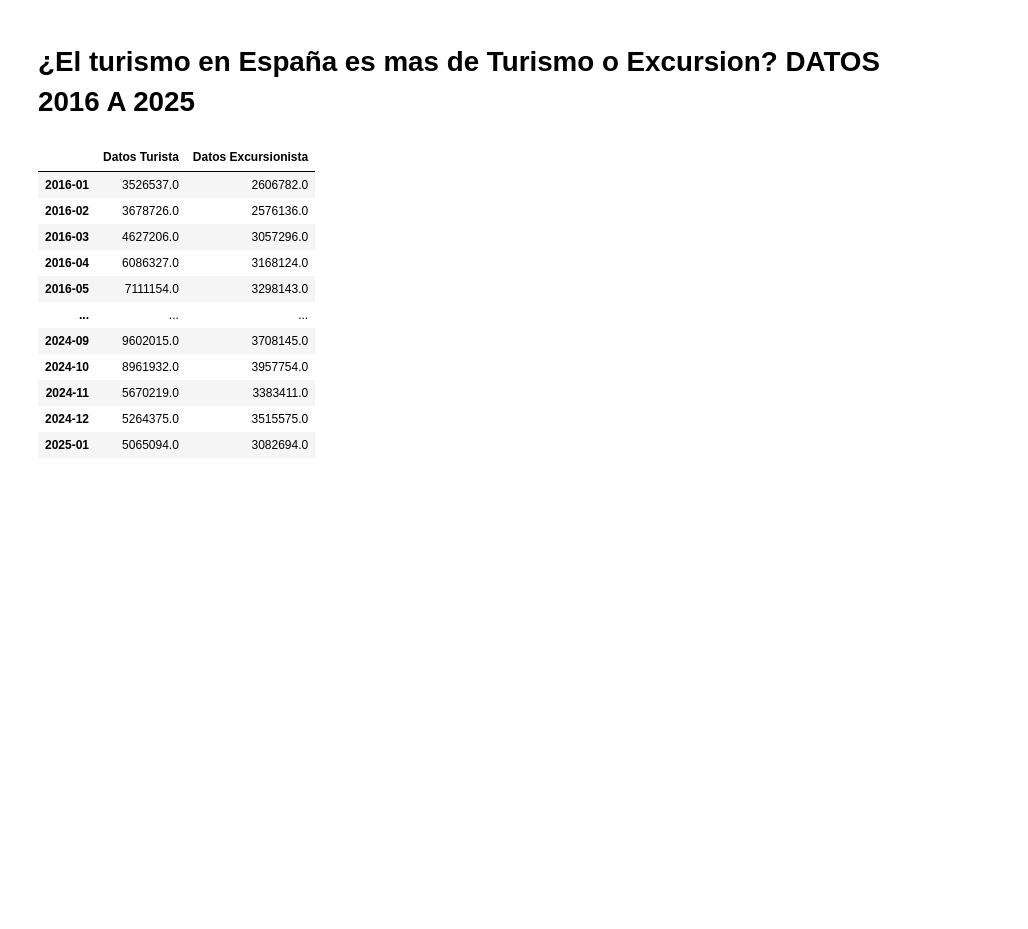
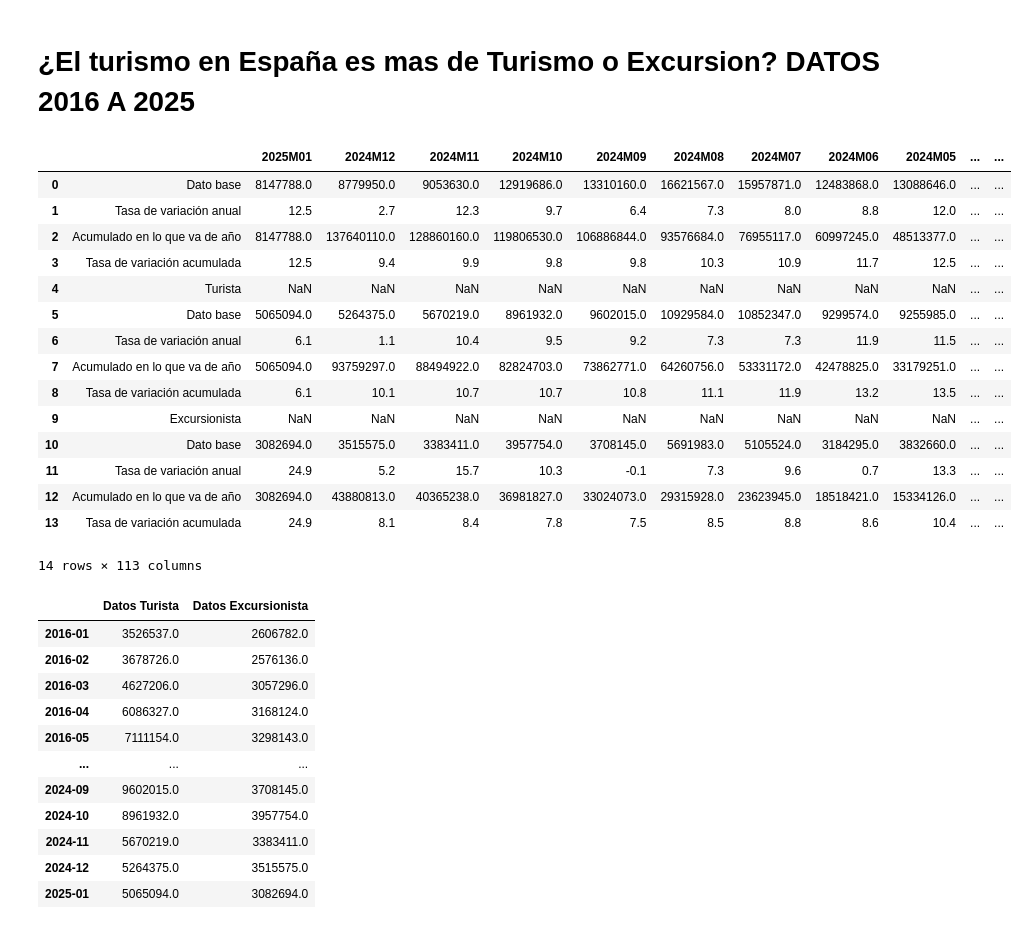
Before and after one commit to Cristianvas198/EDA_Turismo, a Jupyter notebook: src/Notebook.ipynb, the cells around one changed output. Saved outputs shown, nothing was run; the diff lists cells and outputs as text; code cells hidden in the pictures; blank space fills up the shorter version.

```diff
--- a/src/Notebook.ipynb
+++ b/src/Notebook.ipynb
@@ -146,6 +164,27 @@ plt.show()
 +++++++++++++++++++++++++++++++++++++++++++++++++++++++++++++++++++++++++++++++++++++++++++++++++++++++++++++++++++++++++++
 # %% [markdown]
 # ¿El turismo en España es mas de Turismo o Excursion? DATOS 2016 A 2025
+# %%
+tipologia = pd.read_excel("./data/tipologia_viaje.xlsx") #Importa el archivo
+# %%
+tipologia
+# %% [output]
+|  |  | 2025M01 | 2024M12 | 2024M11 | 2024M10 | 2024M09 | 2024M08 | 2024M07 | 2024M06 | 2024M05 | ... | ... |
+| 0 | Dato base | 8147788.0 | 8779950.0 | 9053630.0 | 12919686.0 | 13310160.0 | 16621567.0 | 15957871.0 | 12483868.0 | 13088646.0 | ... | ... |
+| 1 | Tasa de variación anual | 12.5 | 2.7 | 12.3 | 9.7 | 6.4 | 7.3 | 8.0 | 8.8 | 12.0 | ... | ... |
+| 2 | Acumulado en lo que va de año | 8147788.0 | 137640110.0 | 128860160.0 | 119806530.0 | 106886844.0 | 93576684.0 | 76955117.0 | 60997245.0 | 48513377.0 | ... | ... |
+| 3 | Tasa de variación acumulada | 12.5 | 9.4 | 9.9 | 9.8 | 9.8 | 10.3 | 10.9 | 11.7 | 12.5 | ... | ... |
+| 4 | Turista | NaN | NaN | NaN | NaN | NaN | NaN | NaN | NaN | NaN | ... | ... |
+| 5 | Dato base | 5065094.0 | 5264375.0 | 5670219.0 | 8961932.0 | 9602015.0 | 10929584.0 | 10852347.0 | 9299574.0 | 9255985.0 | ... | ... |
+| 6 | Tasa de variación anual | 6.1 | 1.1 | 10.4 | 9.5 | 9.2 | 7.3 | 7.3 | 11.9 | 11.5 | ... | ... |
+| 7 | Acumulado en lo que va de año | 5065094.0 | 93759297.0 | 88494922.0 | 82824703.0 | 73862771.0 | 64260756.0 | 53331172.0 | 42478825.0 | 33179251.0 | ... | ... |
+| 8 | Tasa de variación acumulada | 6.1 | 10.1 | 10.7 | 10.7 | 10.8 | 11.1 | 11.9 | 13.2 | 13.5 | ... | ... |
+| 9 | Excursionista | NaN | NaN | NaN | NaN | NaN | NaN | NaN | NaN | NaN | ... | ... |
+| 10 | Dato base | 3082694.0 | 3515575.0 | 3383411.0 | 3957754.0 | 3708145.0 | 5691983.0 | 5105524.0 | 3184295.0 | 3832660.0 | ... | ... |
+| 11 | Tasa de variación anual | 24.9 | 5.2 | 15.7 | 10.3 | -0.1 | 7.3 | 9.6 | 0.7 | 13.3 | ... | ... |
+| 12 | Acumulado en lo que va de año | 3082694.0 | 43880813.0 | 40365238.0 | 36981827.0 | 33024073.0 | 29315928.0 | 23623945.0 | 18518421.0 | 15334126.0 | ... | ... |
+| 13 | Tasa de variación acumulada | 24.9 | 8.1 | 8.4 | 7.8 | 7.5 | 8.5 | 8.8 | 8.6 | 10.4 | ... | ... |
+14 rows × 113 columns
 # %%
 tipologia = pd.read_excel("./data/tipologia_viaje.xlsx") #Importa el archivo
 tipologia.columns=tipologia.columns.str.replace("M", " ")#Reemplaza la M de las fechas por un espacio
```
Also changed, not shown: parts of 17 cells of this notebook.
